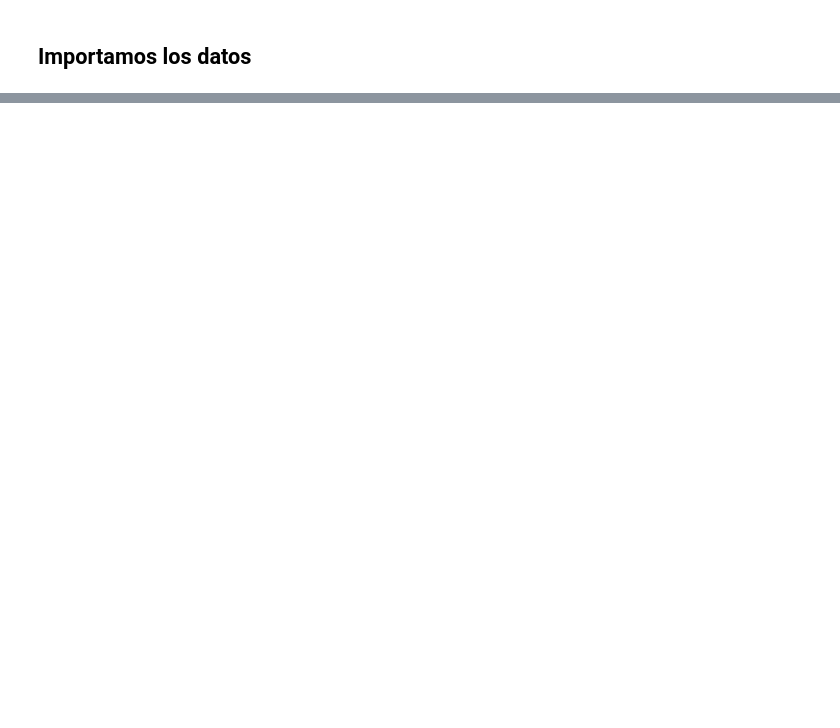
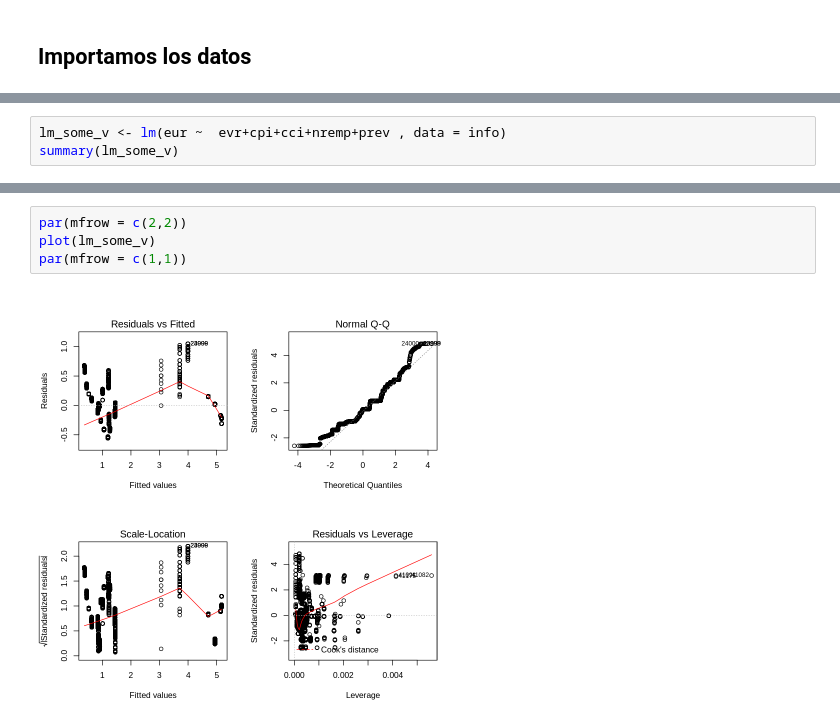
Before and after one commit to BlueCraziness/Estadistica2, a Jupyter notebook: Trabajo2.ipynb, the cells around one changed output, grey strips where cells are left out. Drawn from its saved outputs; the diff is of its cells as text; blank space fills up the shorter version.

```diff
--- a/Trabajo2.ipynb
+++ b/Trabajo2.ipynb
@@ -188,0 +208,3 @@ sample estimates:
+# %%
+lm_some_v <- lm(eur ~  evr+cpi+cci+nremp+prev , data = info)
+summary(lm_some_v)
@@ -188,0 +325,6 @@ sample estimates:
+# %%
+par(mfrow = c(2,2))
+plot(lm_some_v)
+par(mfrow = c(1,1))
+# %% [output]
+[figure, added]
```
Also changed, not shown: parts of 30 cells of this notebook.
